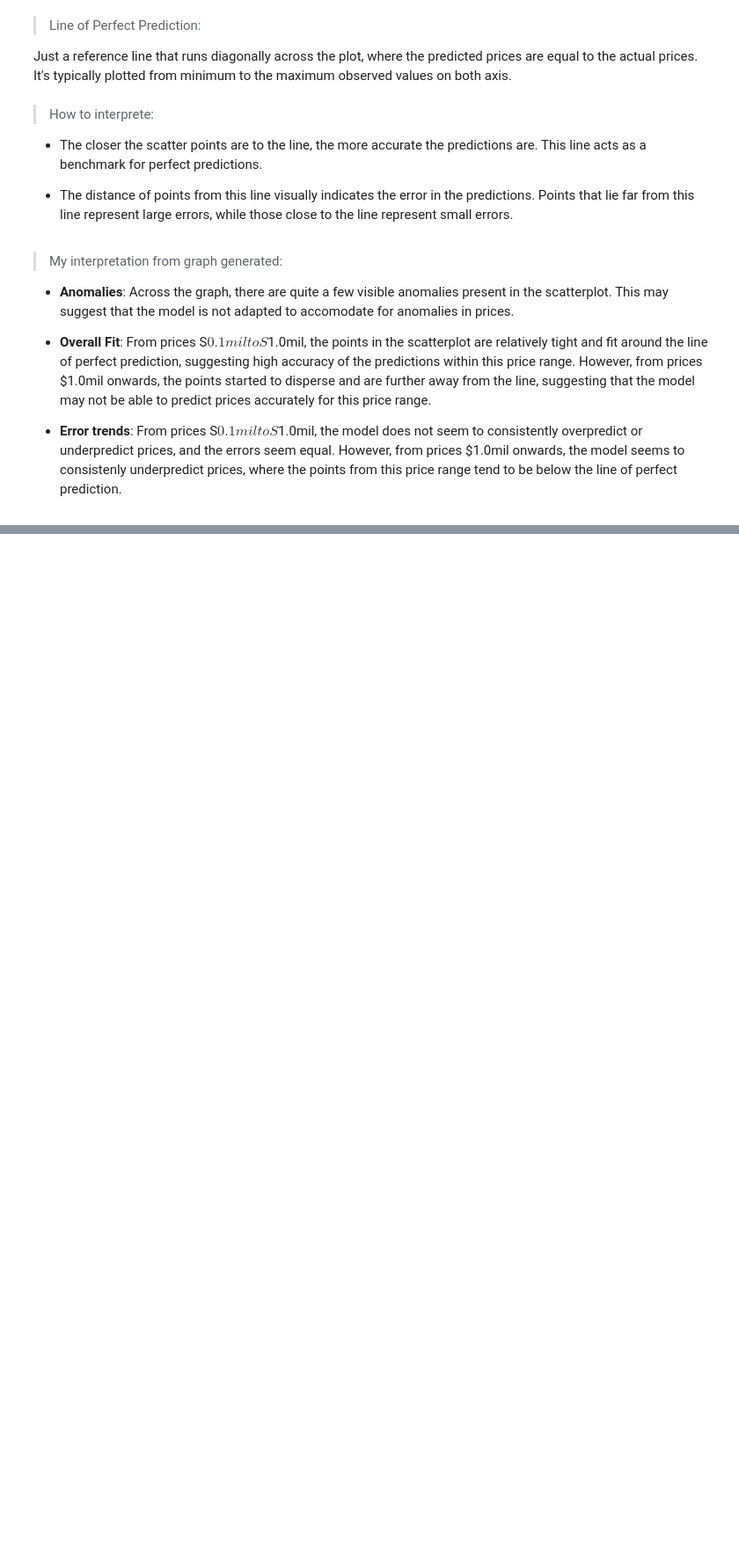
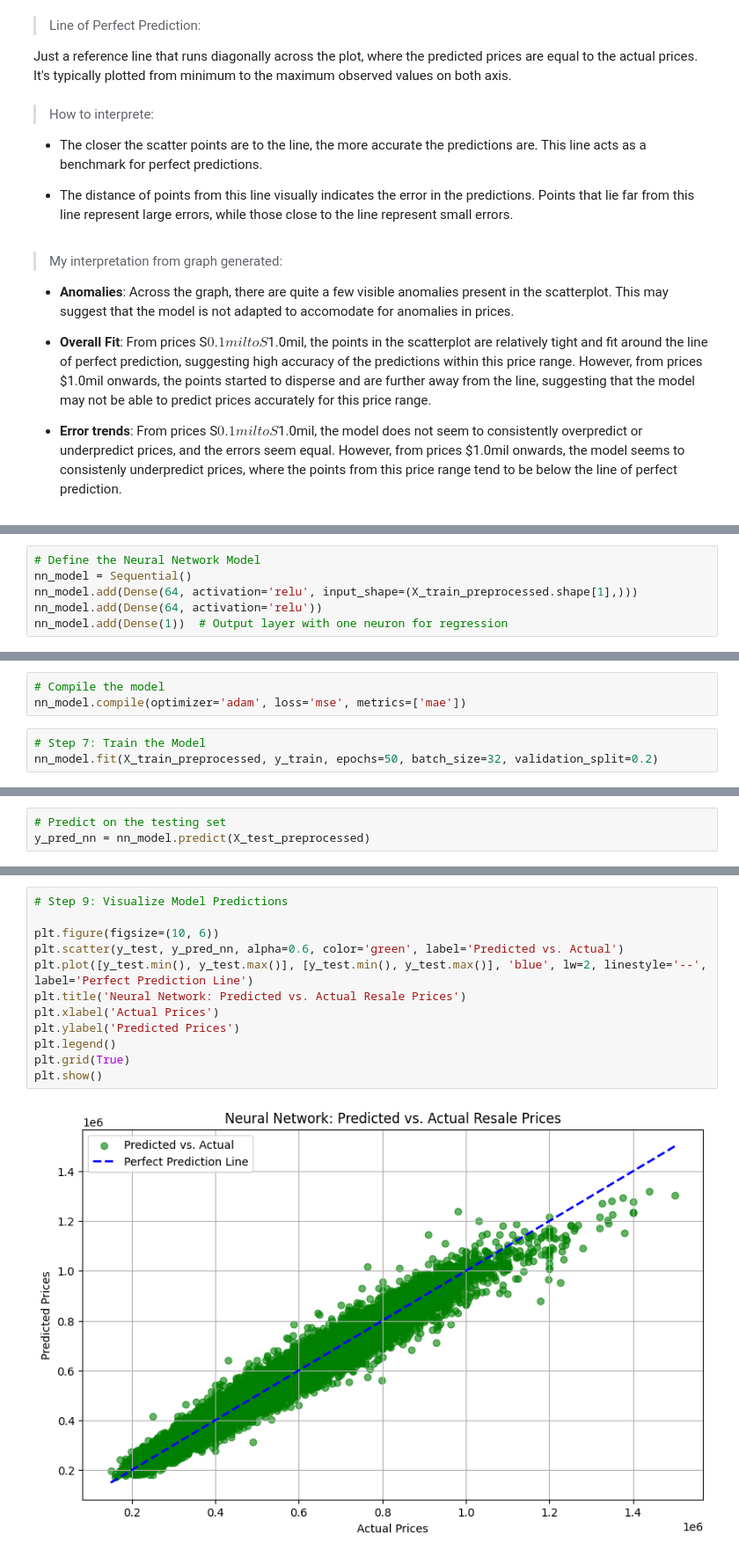
Before and after one commit to sg98ccy/HDB-Resale-Price-Prediction, a Jupyter notebook: Project 3.ipynb, the cells around one changed output, grey strips where cells are left out. Shown: that part at 88% size. Drawn from its saved outputs; the diff is of its cells as text; blank space fills up the shorter version.

```diff
--- a/Project 3.ipynb
+++ b/Project 3.ipynb
@@ -466,0 +497,6 @@ Just a reference line that runs diagonally across the plot, where the predicted
+# %%
+# Define the Neural Network Model
+nn_model = Sequential()
+nn_model.add(Dense(64, activation='relu', input_shape=(X_train_preprocessed.shape[1],)))
+nn_model.add(Dense(64, activation='relu'))
+nn_model.add(Dense(1))  # Output layer with one neuron for regression
@@ -466,0 +524,6 @@ Just a reference line that runs diagonally across the plot, where the predicted
+# %%
+# Compile the model
+nn_model.compile(optimizer='adam', loss='mse', metrics=['mae'])
+# %%
+# Step 7: Train the Model
+nn_model.fit(X_train_preprocessed, y_train, epochs=50, batch_size=32, validation_split=0.2)
@@ -466,0 +557,3 @@ Just a reference line that runs diagonally across the plot, where the predicted
+# %%
+# Predict on the testing set
+y_pred_nn = nn_model.predict(X_test_preprocessed)
@@ -466,0 +580,14 @@ Just a reference line that runs diagonally across the plot, where the predicted
+# %%
+# Step 9: Visualize Model Predictions
+
+plt.figure(figsize=(10, 6))
+plt.scatter(y_test, y_pred_nn, alpha=0.6, color='green', label='Predicted vs. Actual')
+plt.plot([y_test.min(), y_test.max()], [y_test.min(), y_test.max()], 'blue', lw=2, linestyle='--', label='Perfect Prediction Line')
+plt.title('Neural Network: Predicted vs. Actual Resale Prices')
+plt.xlabel('Actual Prices')
+plt.ylabel('Predicted Prices')
+plt.legend()
+plt.grid(True)
+plt.show()
+# %% [output]
+[figure, added]
```
Also changed, not shown: parts of 30 cells of this notebook.
